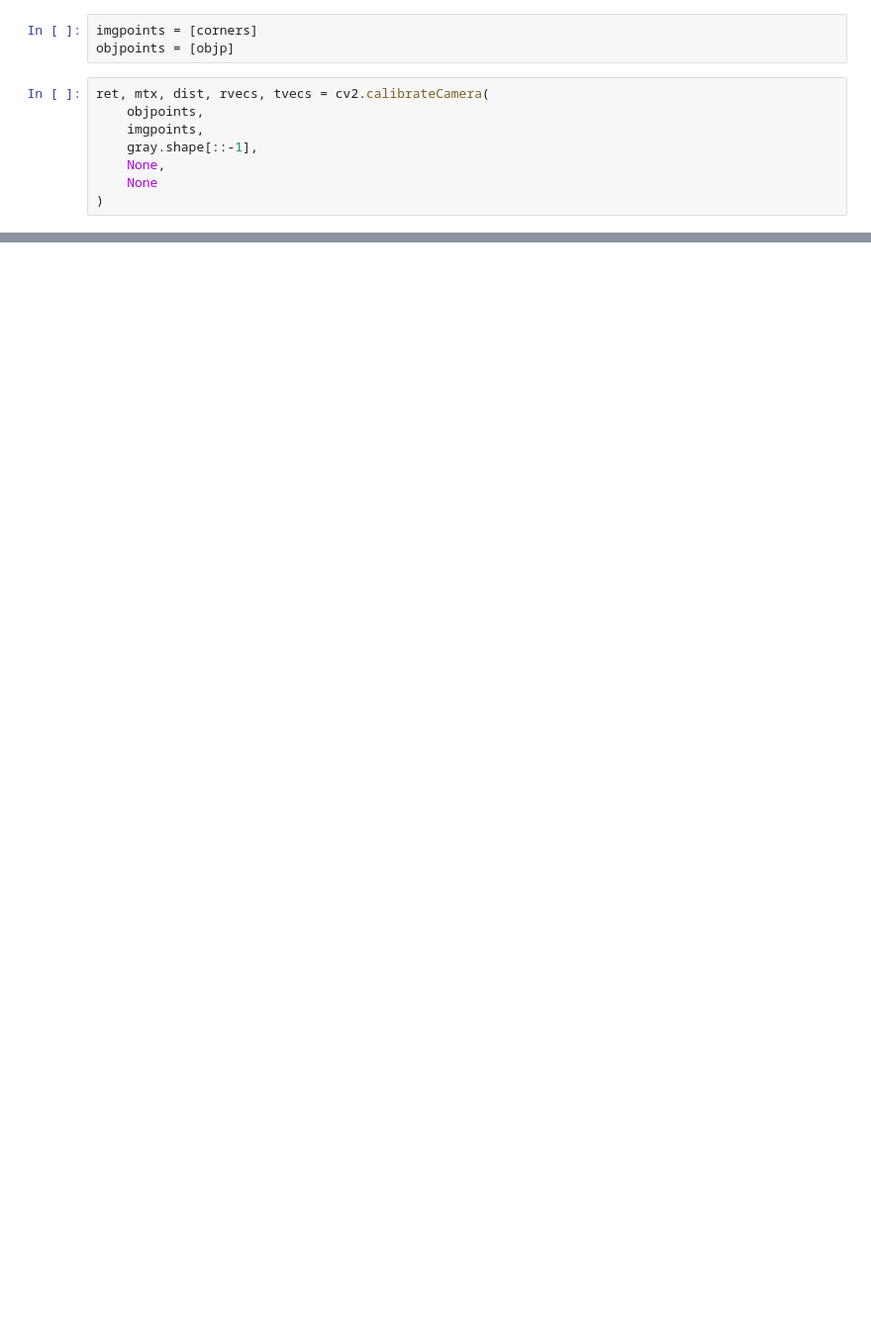
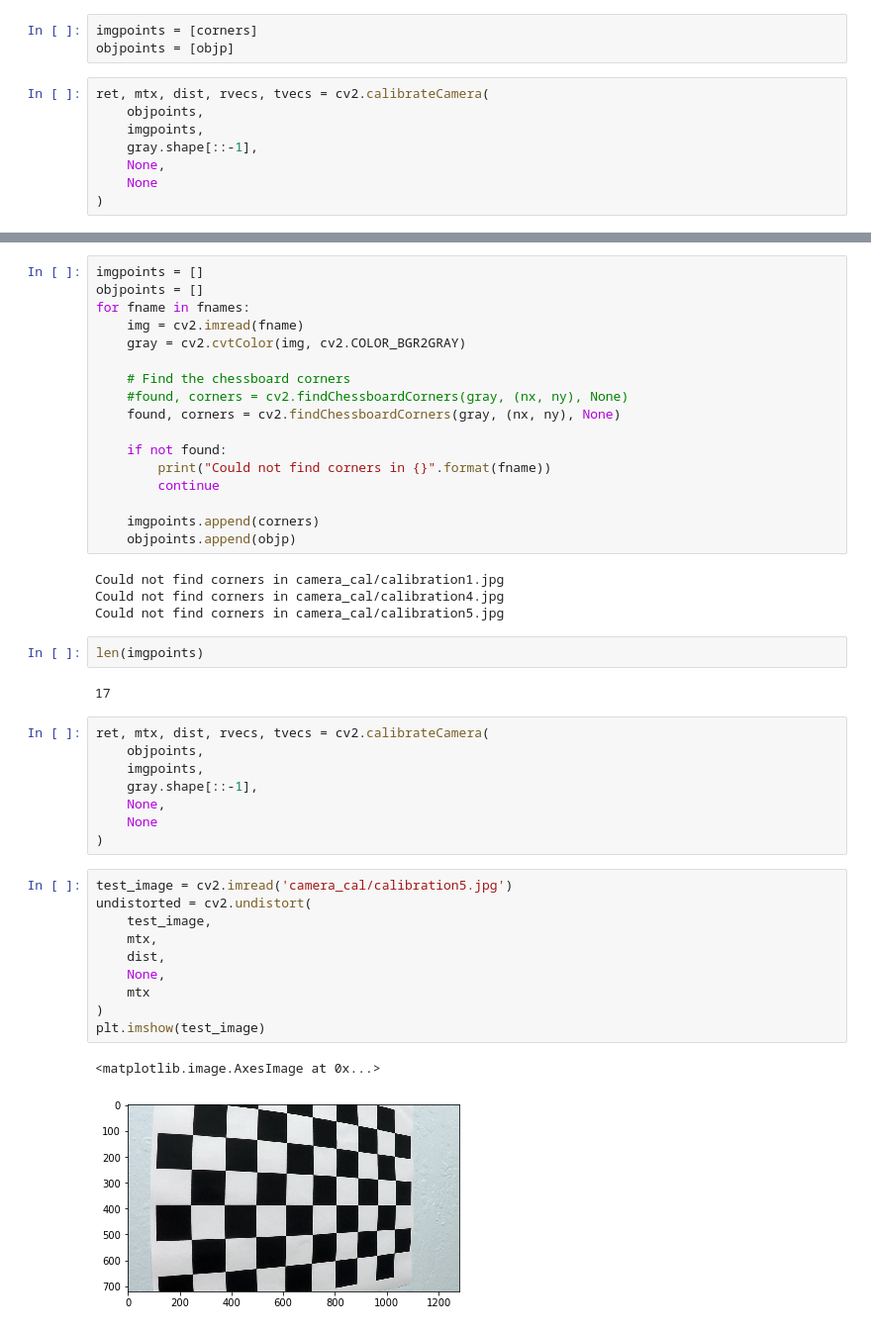
Before and after one commit to tleyden/CarND-Advanced-Lane-Lines, a Jupyter notebook: CameraDistortionCorrection.ipynb, the cells around one changed output, grey strips where cells are left out. Shown at 99% size. Saved outputs shown, nothing was run; the diff lists cells and outputs as text; blank space fills up the shorter version.

```diff
--- a/CameraDistortionCorrection.ipynb
+++ b/CameraDistortionCorrection.ipynb
@@ -87,0 +65,46 @@ plt.imshow(undistorted)
+# %%
+imgpoints = []
+objpoints = []
+for fname in fnames:
+    img = cv2.imread(fname)
+    gray = cv2.cvtColor(img, cv2.COLOR_BGR2GRAY)
+
+    # Find the chessboard corners
+    #found, corners = cv2.findChessboardCorners(gray, (nx, ny), None)
+    found, corners = cv2.findChessboardCorners(gray, (nx, ny), None)
+
+    if not found:
+        print("Could not find corners in {}".format(fname))
+        continue
+
+    imgpoints.append(corners)
+    objpoints.append(objp)
+# %% [output]
+Could not find corners in camera_cal/calibration1.jpg
+Could not find corners in camera_cal/calibration4.jpg
+Could not find corners in camera_cal/calibration5.jpg
+# %%
+len(imgpoints)
+# %% [output]
+17
+# %%
+ret, mtx, dist, rvecs, tvecs = cv2.calibrateCamera(
+    objpoints,
+    imgpoints,
+    gray.shape[::-1],
+    None,
+    None
+)
+# %%
+test_image = cv2.imread('camera_cal/calibration5.jpg')
+undistorted = cv2.undistort(
+    test_image,
+    mtx,
+    dist,
+    None,
+    mtx
+)
+plt.imshow(test_image)
+# %% [output]
+<matplotlib.image.AxesImage at 0x...>
+[figure, added]
```
Also changed, not shown: parts of 10 cells of this notebook, 3 other files.
